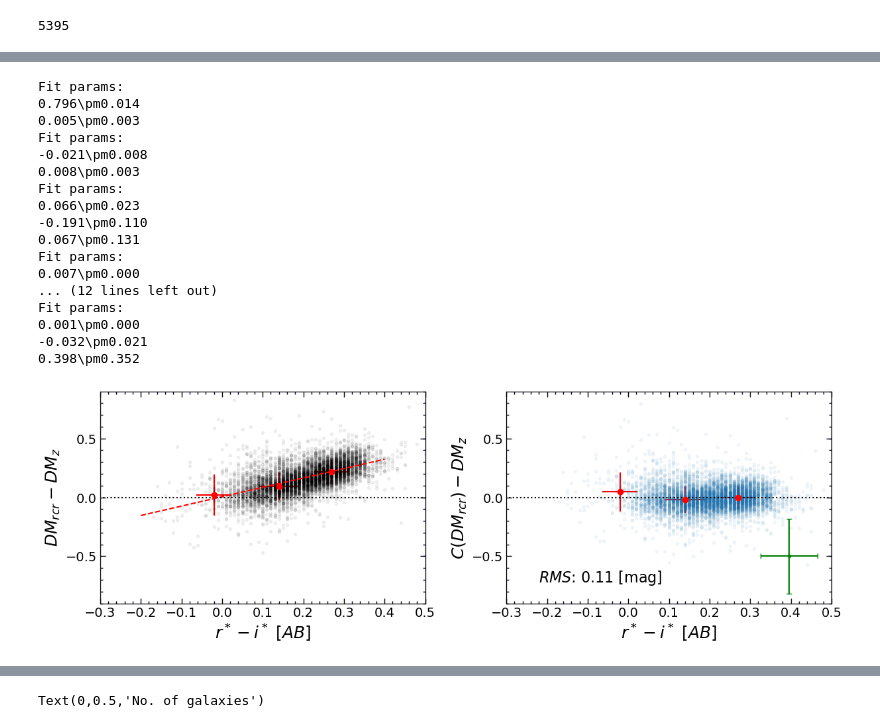
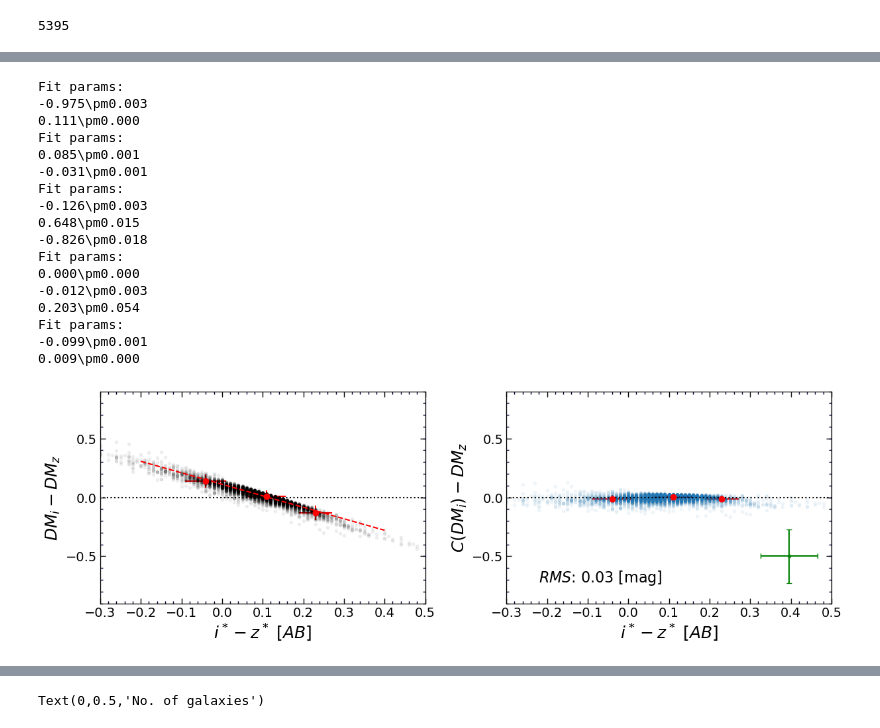
Before and after one commit to ekourkchi/TFcalibrators, a Jupyter notebook: fieldGals_quick.ipynb, the cells around one changed output, grey strips where cells are left out. Saved outputs shown, nothing was run; the diff lists cells and outputs as text; code cells hidden in the pictures.

```diff
--- a/fieldGals_quick.ipynb
+++ b/fieldGals_quick.ipynb
@@ -1072,82 +1100,58 @@ plt.show()
 # %%
 indx, = np.where((ggg>0) & (rrr>0) & (zzz>0) & (iii>0) & (SSqlt>3) & (keep==1))
 
-axes, DM1, fit, cov = adjustDM(DM_rcr, dDM_rcr, DM_z, dDM_z, r_i,
+axes, DM1, fit, cov = adjustDM(DM_z, dDM_z, DM_i, dDM_i, i_z,
                         xlim=(-0.3,0.5), indx=indx, quad=False,
-                        xlabel=r'$r^*-i^* \/\/ [AB]$',
-                        ylabel='DM_{rcr}',
-                        bias1 = DM_BiasOPcr_r,
-                        bias2 = DM_Bias_z
+                        xlabel=r'$i^*-z^* \/\/ [AB]$',
+                        ylabel='DM_{i}',
+                        bias1 = DM_Bias_z,
+                        bias2 = DM_Bias_i
                         )
 
 
-axes, DM2r_, fit, cov = adjustDM(DM1, dDM_rcr, DM_z, dDM_z, g_r,
+axes, DM2z, fit, cov = adjustDM(DM1, dDM_z, DM_i, dDM_i, g_r,
                         xlim=(-0.2,0.8), indx=indx, quad=False,
                         xlabel=r'$g^*-r^* \/\/ [AB]$',
                         ylabel='DM_{1}',
-                        bias2 = DM_Bias_z
+                        bias2 = DM_Bias_i
                         )
 
-axes, DM2r_, fit, cov = adjustDM(DM2r_, dDM_rcr, DM_z, dDM_z, logWimx,
+axes, DM2z, fit, cov = adjustDM(DM2z, dDM_z, DM_i, dDM_i, logWimx,
                         xlim=(1.8,3), indx=indx, quad=True,
                         xlabel=r'$LogWimx$',
                         ylabel='DM_{?}',
-                        bias2 = DM_Bias_z
+                        bias2 = DM_Bias_i
                         )
 
-axes, DM2r_, fit, cov = adjustDM(DM2r_, dDM_rcr, DM_z, dDM_z, DM2r_,
+axes, DM2z, fit, cov = adjustDM(DM2z, dDM_z, DM_i, dDM_i, DM2z,
                         xlim=(26,38), indx=indx, quad=True,
-                        xlabel=r'$DM2r$',
+                        xlabel=r'$DM2z$',
                         ylabel='DM_{?}',
-                        bias2 = DM_Bias_z
+                        bias2 = DM_Bias_i
                         )
 
-
-axes, DM1, fit, cov = adjustDM(DM_i, dDM_i, DM_z, dDM_z, r_i,
+axes, DM2z, fit, cov = adjustDM(DM2z, dDM_z, DM_i, dDM_i, i_z,
                         xlim=(-0.3,0.5), indx=indx, quad=False,
-                        xlabel=r'$r^*-i^* \/\/ [AB]$',
+                        xlabel=r'$i^*-z^* \/\/ [AB]$',
                         ylabel='DM_{i}',
-                        bias1 = DM_Bias_i,
-                        bias2 = DM_Bias_z
+                        bias2 = DM_Bias_i
                         )
-
-
-axes, DM2i_, fit, cov = adjustDM(DM1, dDM_i, DM_z, dDM_z, g_r,
-                        xlim=(-0.2,0.8), indx=indx, quad=False,
-                        xlabel=r'$g^*-r^* \/\/ [AB]$',
-                        ylabel='DM_{1}',
-                        bias2 = DM_Bias_z
-                        )
-
-axes, DM2i_, fit, cov = adjustDM(DM2i_, dDM_i, DM_z, dDM_z, logWimx,
-                        xlim=(1.8,3), indx=indx, quad=True,
-                        xlabel=r'$LogWimx$',
-                        ylabel='DM_{?}',
-                        bias2 = DM_Bias_z
-                        )
-
-axes, DM2i_, fit, cov = adjustDM(DM2i_, dDM_i, DM_z, dDM_z, DM2i_,
-                        xlim=(26,38), indx=indx, quad=True,
-                        xlabel=r'$DM2i$',
-                        ylabel='DM_{?}',
-                        bias2 = DM_Bias_z
-                        )
 # %% [output]
 Fit params:
-0.796\pm0.014
-0.005\pm0.003
+-0.975\pm0.003
+0.111\pm0.000
 Fit params:
--0.021\pm0.008
-0.008\pm0.003
+0.085\pm0.001
+-0.031\pm0.001
 Fit params:
-0.066\pm0.023
--0.191\pm0.110
-0.067\pm0.131
+-0.126\pm0.003
+0.648\pm0.015
+-0.826\pm0.018
 Fit params:
-0.007\pm0.000
-... (12 lines left out)
+0.000\pm0.000
+-0.012\pm0.003
+0.203\pm0.054
 Fit params:
-0.001\pm0.000
--0.032\pm0.021
-0.398\pm0.352
+-0.099\pm0.001
+0.009\pm0.000
-[figure, old version]
+[figure, new version]
```
Also changed, not shown: parts of 17 cells of this notebook, 11 other files.
